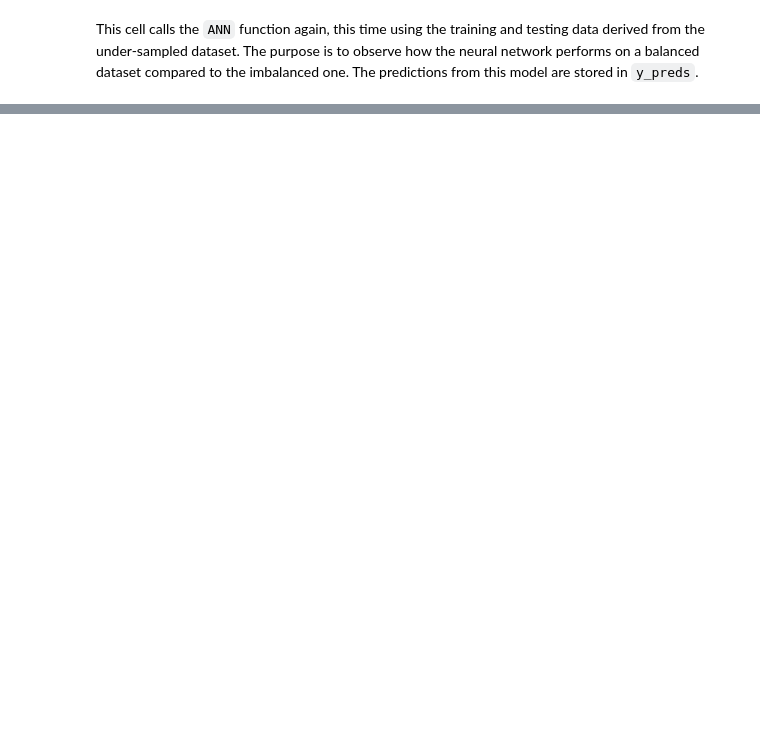
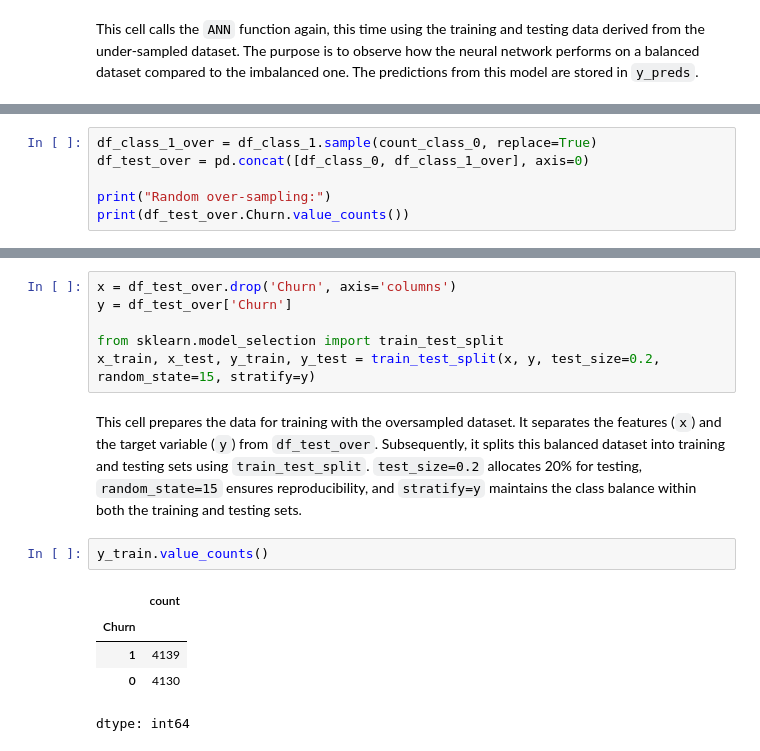
Before and after one commit to Faisalmalik01/deeplearning, a Jupyter notebook: Handling_imbalanced_dataset.ipynb, the cells around one changed output, grey strips where cells are left out. Cells and saved outputs as stored; diff of their text form; blank space fills up the shorter version.

```diff
--- a/Handling_imbalanced_dataset.ipynb
+++ b/Handling_imbalanced_dataset.ipynb
@@ -700,0 +722,6 @@ This cell calls the `ANN` function again, this time using the training and testi
+# %%
+df_class_1_over = df_class_1.sample(count_class_0, replace=True)
+df_test_over = pd.concat([df_class_0, df_class_1_over], axis=0)
+
+print("Random over-sampling:")
+print(df_test_over.Churn.value_counts())
@@ -700,0 +737,16 @@ This cell calls the `ANN` function again, this time using the training and testi
+# %%
+x = df_test_over.drop('Churn', axis='columns')
+y = df_test_over['Churn']
+
+from sklearn.model_selection import train_test_split
+x_train, x_test, y_train, y_test = train_test_split(x, y, test_size=0.2, random_state=15, stratify=y)
+# %% [markdown]
+This cell prepares the data for training with the oversampled dataset. It separates the features (`x`) and the target variable (`y`) from `df_test_over`. Subsequently, it splits this balanced dataset into training and testing sets using `train_test_split`. `test_size=0.2` allocates 20% for testing, `random_state=15` ensures reproducibility, and `stratify=y` maintains the class balance within both the training and testing sets.
+# %%
+y_train.value_counts()
+# %% [output]
+|  | count |
+| Churn |  |
+| 1 | 4139 |
+| 0 | 4130 |
+dtype: int64
```
Also changed, not shown: parts of 36 cells of this notebook.
